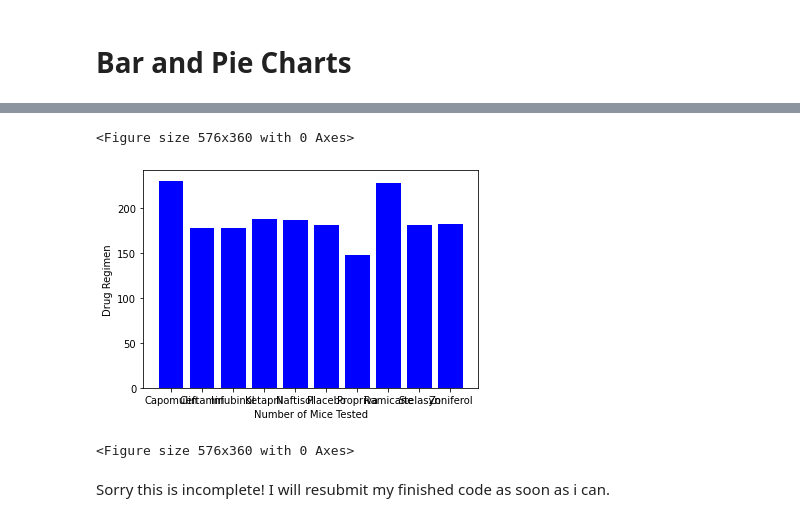
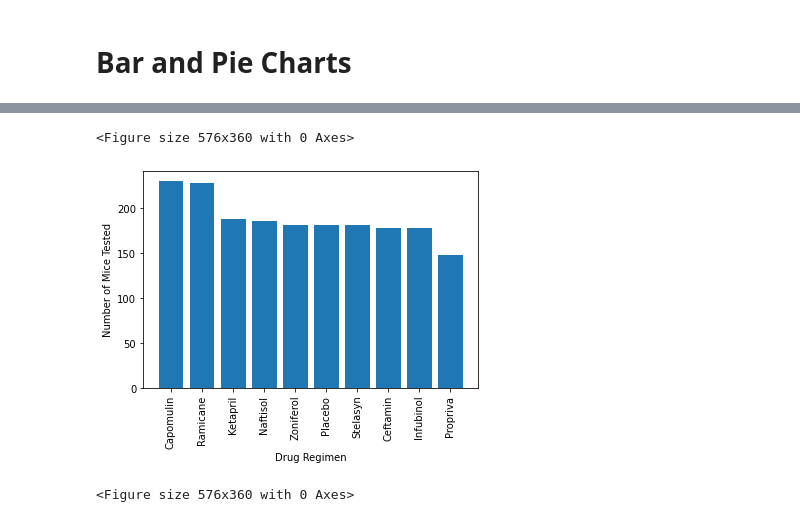
Before and after one commit to rileyunverferth/Mice-Tumor-Pharmaceutical-Analysis, a Jupyter notebook: pymaceuticals.ipynb, the cells around one changed output, grey strips where cells are left out. Saved outputs shown, nothing was run; the diff lists cells and outputs as text; code cells hidden in the pictures.

```diff
--- a/pymaceuticals.ipynb
+++ b/pymaceuticals.ipynb
@@ -138,0 +165,7 @@ mouse_grouped.count().head()
+# %%
+# Generate a bar plot showing the total number of timepoints for all mice tested for each drug regimen using Pandas.
+mice_tested_df = mouse_grouped["Timepoint"].count().reset_index()
+mice_tested_df = mice_tested_df.sort_values("Timepoint", ascending=False)
+mice_tested_df = mice_tested_df.set_index("Drug Regimen")
+
+mice_tested_df.plot(kind="bar", legend=False)
@@ -139,13 +175,14 @@ mouse_grouped.count().head()
 # %%
-x_axis = mouse_grouped.count().index
-y_axis = mouse_grouped["Mouse ID"].count()
-plt.bar(x_axis, y_axis, color="blue", align="center")
-plt.xlabel("Number of Mice Tested")
-plt.ylabel("Drug Regimen")
+# Generate a bar plot showing the total number of timepoints for all mice tested for each drug regimen using pyplot.
+x_axis = mice_tested_df.index
+y_axis = mice_tested_df["Timepoint"]
+
+plt.bar(x_axis, y_axis, align="center")
+plt.xticks(rotation=90)
+plt.xlabel("Drug Regimen")
+plt.ylabel("Number of Mice Tested")
 plt.figure(figsize=(8,5))
 # %% [output]
 <Figure size 576x360 with 0 Axes>
-[figure, old version]
+[figure, new version]
 <Figure size 576x360 with 0 Axes>
-# %% [markdown]
-Sorry this is incomplete! I will resubmit my finished code as soon as i can.
```
Also changed, not shown: parts of 23 cells of this notebook.
